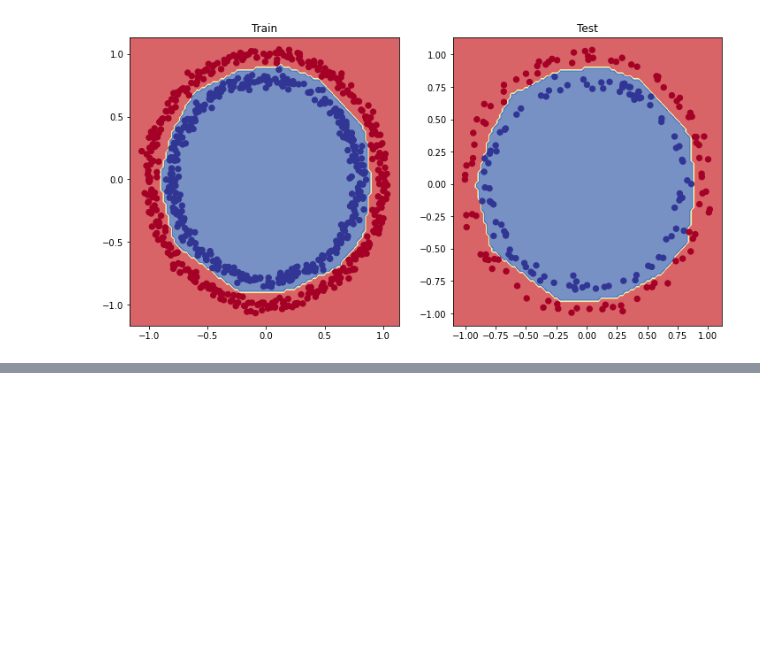
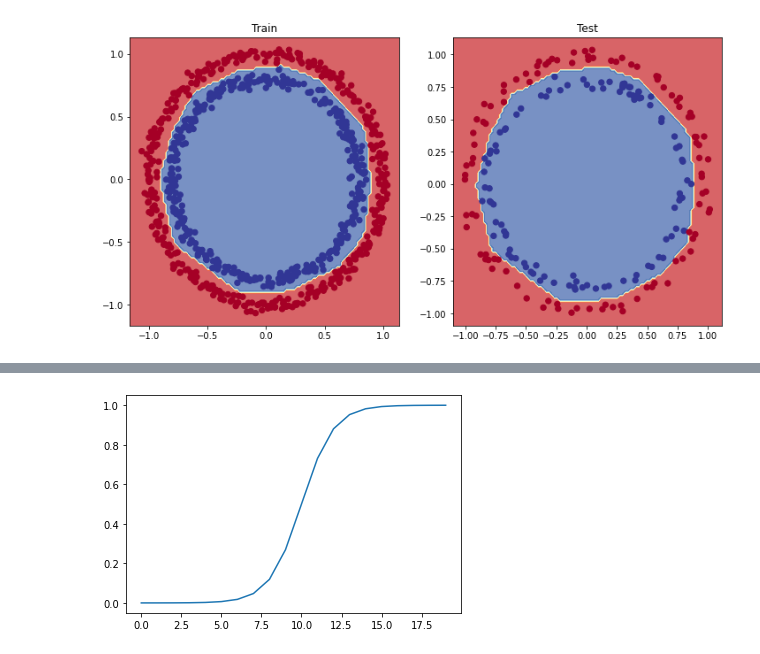
Before and after one commit to MananShukla7/Pytorch-CV, a Jupyter notebook: 03_Neural_Network_Classification_Pytorch.ipynb, the cells around one changed output, grey strips where cells are left out. Cells and saved outputs as stored; diff of their text form; code cells hidden in the pictures; blank space fills up the shorter version.

```diff
--- a/03_Neural_Network_Classification_Pytorch.ipynb
+++ b/03_Neural_Network_Classification_Pytorch.ipynb
@@ -844,0 +842,7 @@ plt.title("Test");
+# %%
+def sigmoid(x):
+  return 1/(1+torch.exp(-(x)))
+# %%
+plt.plot(sigmoid(A));
+# %% [output]
+[figure, added]
```
Also changed, not shown: parts of 37 cells of this notebook.
